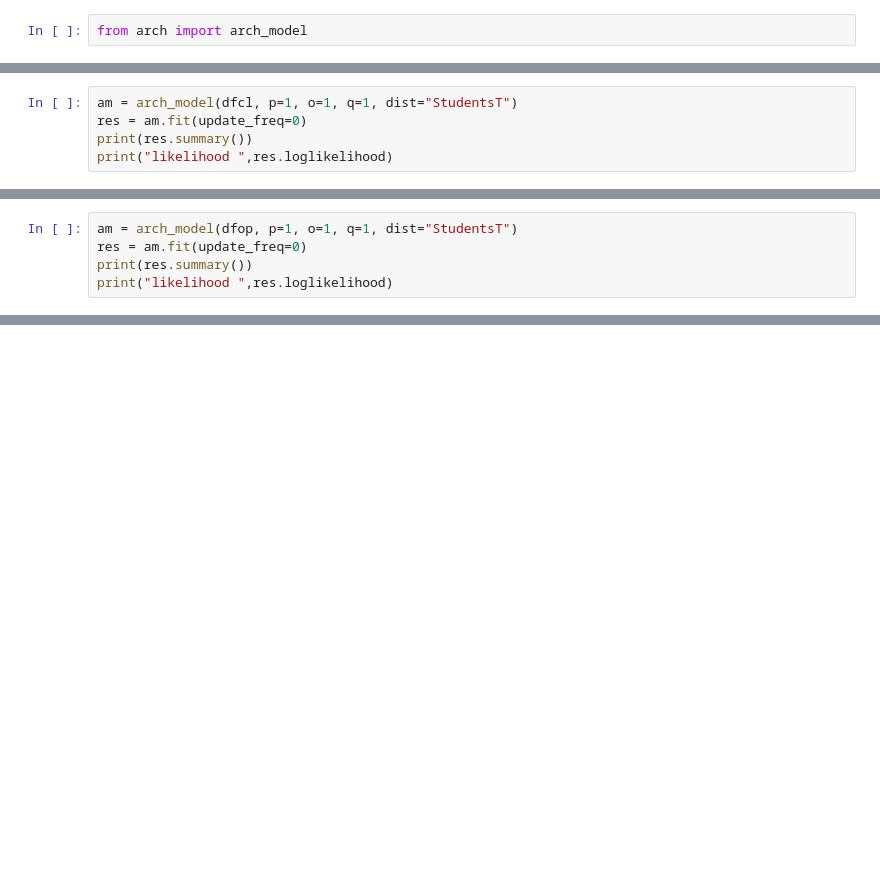
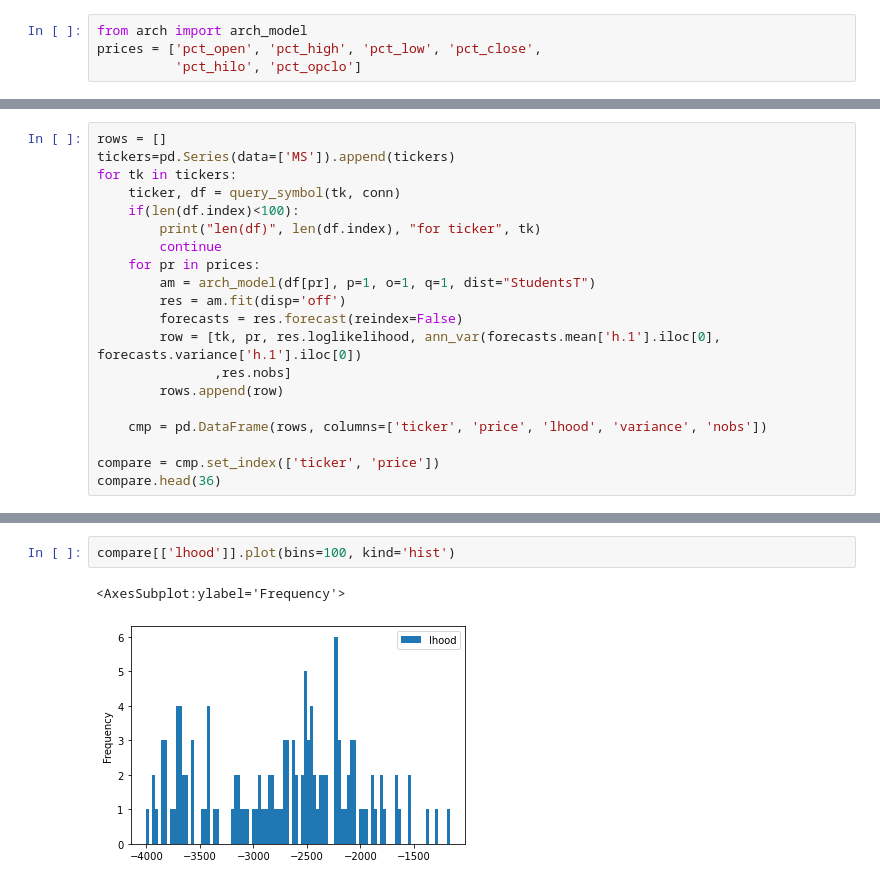
Before and after one commit to kwoodle/ktrade_volatility, a Jupyter notebook: notebooks/garch3.ipynb, the cells around one changed output, grey strips where cells are left out. Saved outputs shown, nothing was run; the diff lists cells and outputs as text; blank space fills up the shorter version.

```diff
--- a/notebooks/garch3.ipynb
+++ b/notebooks/garch3.ipynb
@@ -43,2 +32,4 @@ dfop.head()
 # %%
 from arch import arch_model
+prices = ['pct_open', 'pct_high', 'pct_low', 'pct_close',
+          'pct_hilo', 'pct_opclo']
@@ -47,5 +35,0 @@ from arch import arch_model
-# %%
-am = arch_model(dfcl, p=1, o=1, q=1, dist="StudentsT")
-res = am.fit(update_freq=0)
-print(res.summary())
-print("likelihood ",res.loglikelihood)
@@ -70,5 +35,0 @@ likelihood  -2807.591628440884
-# %%
-am = arch_model(dfop, p=1, o=1, q=1, dist="StudentsT")
-res = am.fit(update_freq=0)
-print(res.summary())
-print("likelihood ",res.loglikelihood)
@@ -92,0 +36,20 @@ likelihood  -2846.398218171269
+# %%
+rows = []
+tickers=pd.Series(data=['MS']).append(tickers)
+for tk in tickers:
+    ticker, df = query_symbol(tk, conn)
+    if(len(df.index)<100):
+        print("len(df)", len(df.index), "for ticker", tk)
+        continue
+    for pr in prices:
+        am = arch_model(df[pr], p=1, o=1, q=1, dist="StudentsT")
+        res = am.fit(disp='off')
+        forecasts = res.forecast(reindex=False)
+        row = [tk, pr, res.loglikelihood, ann_var(forecasts.mean['h.1'].iloc[0], forecasts.variance['h.1'].iloc[0])
+               ,res.nobs]
+        rows.append(row)
+
+    cmp = pd.DataFrame(rows, columns=['ticker', 'price', 'lhood', 'variance', 'nobs'])
+
+compare = cmp.set_index(['ticker', 'price'])
+compare.head(36)
@@ -92,0 +75,5 @@ likelihood  -2846.398218171269
+# %%
+compare[['lhood']].plot(bins=100, kind='hist')
+# %% [output]
+<AxesSubplot:ylabel='Frequency'>
+[figure, added]
```
Also changed, not shown: parts of 14 cells of this notebook, 6 other files.
